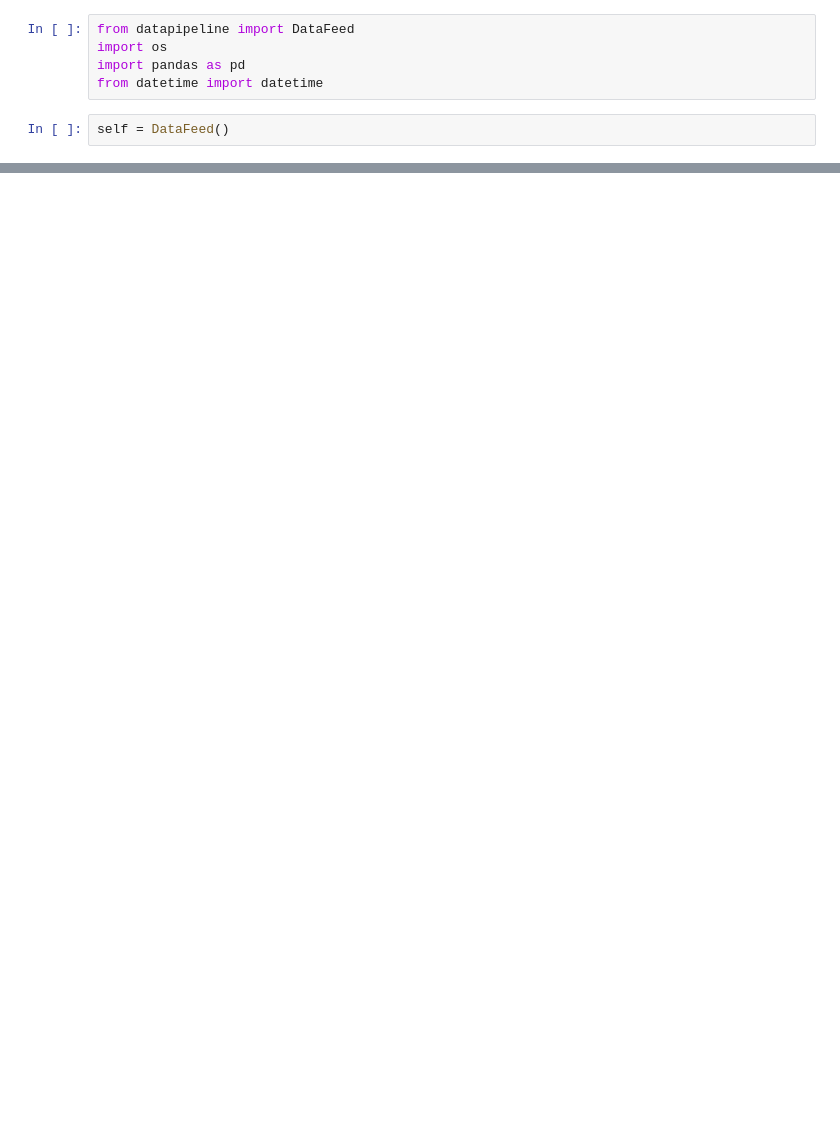
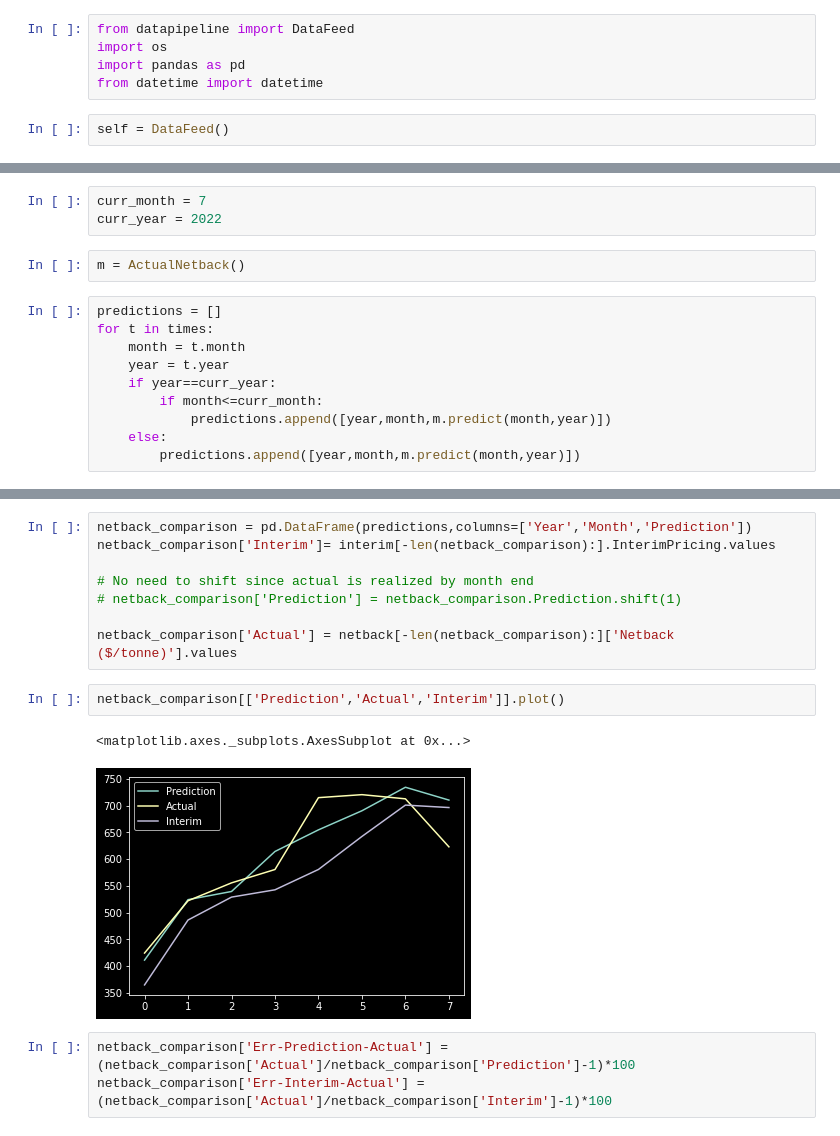
Before and after one commit to ali-meesam/Canpotex, a Jupyter notebook: Data Pipeline.ipynb, the cells around one changed output, grey strips where cells are left out. Saved outputs shown, nothing was run; the diff lists cells and outputs as text; blank space fills up the shorter version.

Commit message:
model backtest pipeline created - looking one month ahead

```diff
--- a/Data Pipeline.ipynb
+++ b/Data Pipeline.ipynb
@@ -53,0 +79,15 @@ def get_freightCost(self):
+# %%
+curr_month = 7
+curr_year = 2022
+# %%
+m = ActualNetback()
+# %%
+predictions = []
+for t in times:
+    month = t.month
+    year = t.year
+    if year==curr_year:
+        if month<=curr_month:
+            predictions.append([year,month,m.predict(month,year)])
+    else:
+        predictions.append([year,month,m.predict(month,year)])
@@ -53,0 +240,16 @@ def get_freightCost(self):
+# %%
+netback_comparison = pd.DataFrame(predictions,columns=['Year','Month','Prediction'])
+netback_comparison['Interim']= interim[-len(netback_comparison):].InterimPricing.values
+
+# No need to shift since actual is realized by month end
+# netback_comparison['Prediction'] = netback_comparison.Prediction.shift(1)
+
+netback_comparison['Actual'] = netback[-len(netback_comparison):]['Netback ($/tonne)'].values
+# %%
+netback_comparison[['Prediction','Actual','Interim']].plot()
+# %% [output]
+<matplotlib.axes._subplots.AxesSubplot at 0x...>
+[figure, added]
+# %%
+netback_comparison['Err-Prediction-Actual'] = (netback_comparison['Actual']/netback_comparison['Prediction']-1)*100
+netback_comparison['Err-Interim-Actual'] = (netback_comparison['Actual']/netback_comparison['Interim']-1)*100
```
Also changed, not shown: parts of 24 cells of this notebook, 2 other files.
